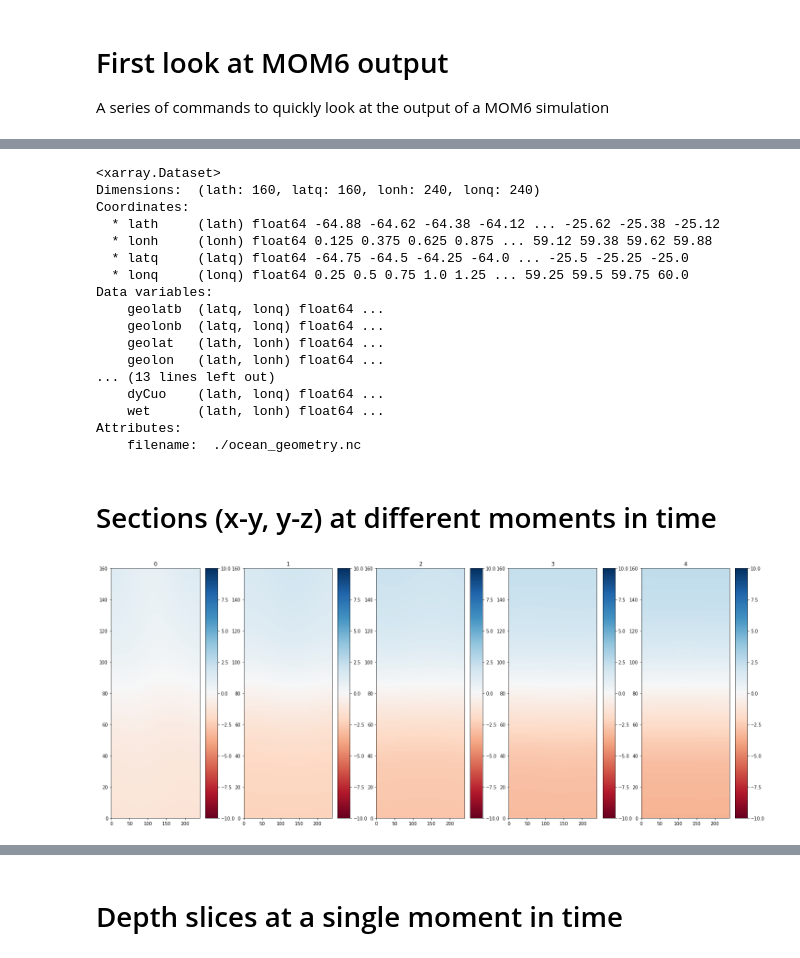
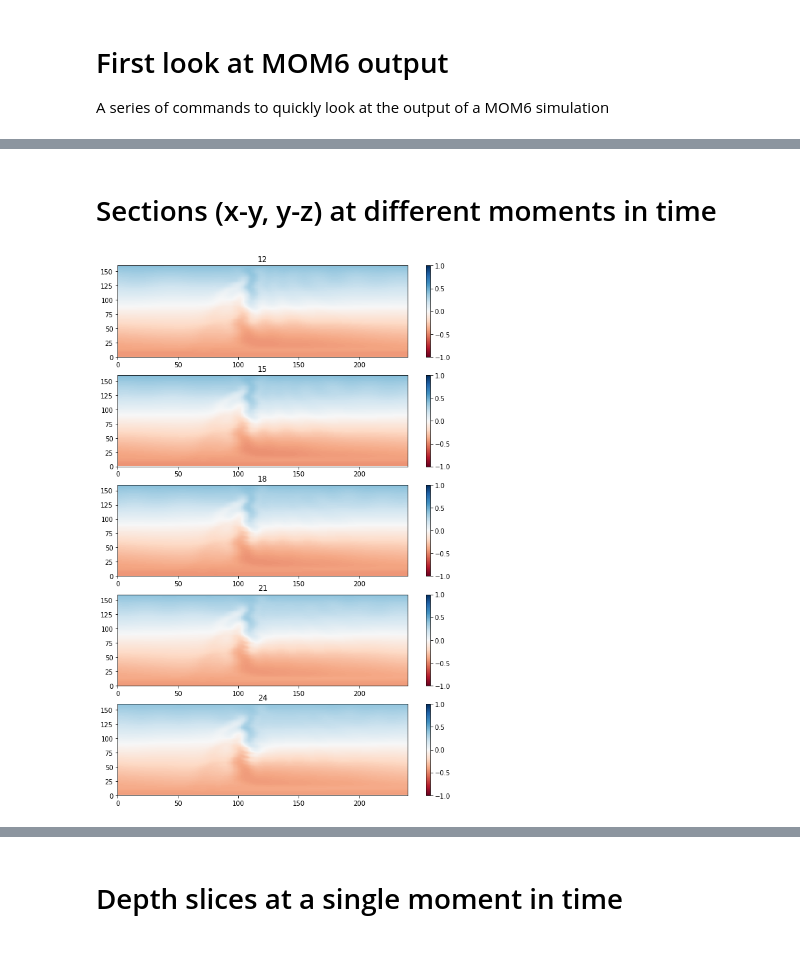
Before and after one commit to gmacgilchrist/MOM6_analysis, a Jupyter notebook: draw_mom6-out_prelim.ipynb, the cells around one changed output, grey strips where cells are left out. Drawn from its saved outputs; the diff is of its cells as text; code cells hidden in the pictures.

```diff
--- a/draw_mom6-out_prelim.ipynb
+++ b/draw_mom6-out_prelim.ipynb
@@ -62,31 +58,10 @@ Attributes:
-# %%
-hgrid=xr.open_dataset(rootdir+config+'/'+filename_hgrid)
-print(hgrid)
-# %% [output]
-<xarray.Dataset>
-Dimensions:  (lath: 160, latq: 160, lonh: 240, lonq: 240)
-Coordinates:
-  * lath     (lath) float64 -64.88 -64.62 -64.38 -64.12 ... -25.62 -25.38 -25.12
-  * lonh     (lonh) float64 0.125 0.375 0.625 0.875 ... 59.12 59.38 59.62 59.88
-  * latq     (latq) float64 -64.75 -64.5 -64.25 -64.0 ... -25.5 -25.25 -25.0
-  * lonq     (lonq) float64 0.25 0.5 0.75 1.0 1.25 ... 59.25 59.5 59.75 60.0
-Data variables:
-    geolatb  (latq, lonq) float64 ...
-    geolonb  (latq, lonq) float64 ...
-    geolat   (lath, lonh) float64 ...
-    geolon   (lath, lonh) float64 ...
-... (13 lines left out)
-    dyCuo    (lath, lonq) float64 ...
-    wet      (lath, lonh) float64 ...
-Attributes:
-    filename:  ./ocean_geometry.nc
 # %% [markdown]
 # Sections (x-y, y-z) at different moments in time
 # %%
 # Section (lat-depth, or lat-lon) of variable at start and end of simulation
 def draw_var_times(var,clim,times,invert):
     nt = np.size(times)
-    fig,ax = plt.subplots(figsize=(5*nt,10),ncols=np.size(times))
+    fig,ax = plt.subplots(figsize=(10,3*nt),nrows=np.size(times))
     for t in range(nt):
         im = ax[t].pcolormesh(var.isel(Time=times[t]),cmap="RdBu")
         im.set_clim(vmin=clim[0],vmax=clim[1])
@@ -99,5 +72,7 @@ get_times = [0,1,2,3,4]
+# %%
+get_times = [12,15,18,21,24]
 # %%
-draw_var_times(var=prog.SSH,clim=[-10,10],times=get_times,invert=False)
+draw_var_times(var=prog.SSH,clim=[-1,1],times=get_times,invert=False)
 # %% [output]
-[figure, old version]
+[figure, new version]
 # %%
```
Also changed, not shown: parts of 13 cells of this notebook.
